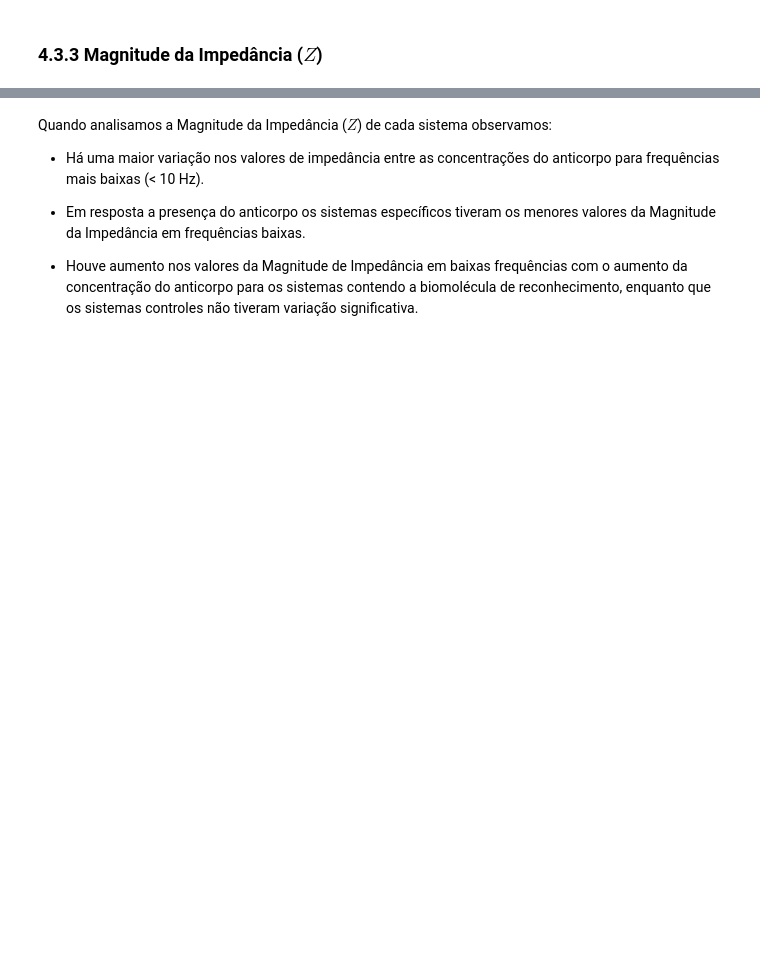
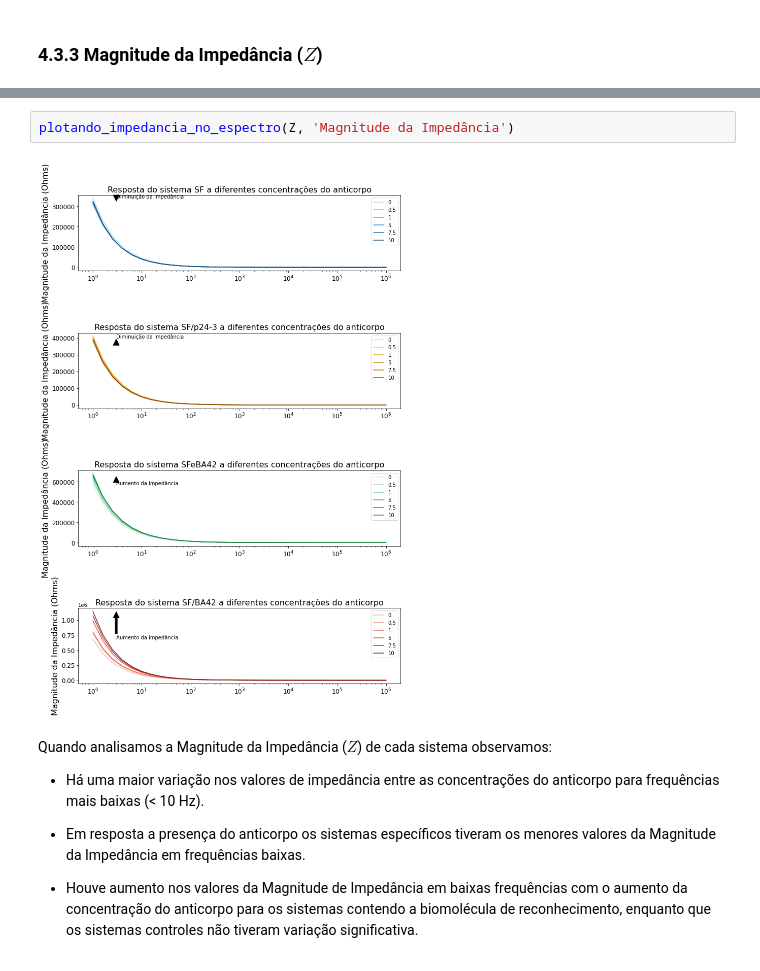
Before and after one commit to alyyokomichi/Impedance_Biosensor, a Jupyter notebook: Impedance_Biosensor.ipynb, the cells around one changed output, grey strips where cells are left out. Cells and saved outputs as stored; diff of their text form; blank space fills up the shorter version.

```diff
--- a/Impedance_Biosensor.ipynb
+++ b/Impedance_Biosensor.ipynb
@@ -348,3 +185,7 @@ plt.show()
+# %%
+plotando_impedancia_no_espectro(Z, 'Magnitude da Impedância')
+# %% [output]
+[figure, added]
 # %% [markdown]
 Quando analisamos a Magnitude da Impedância ($Z$) de cada sistema observamos:
 
```
Also changed, not shown: parts of 6 cells of this notebook.
